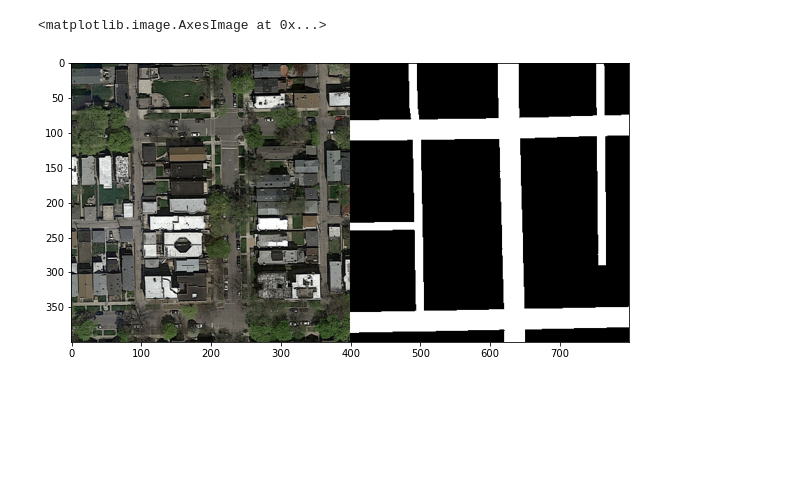
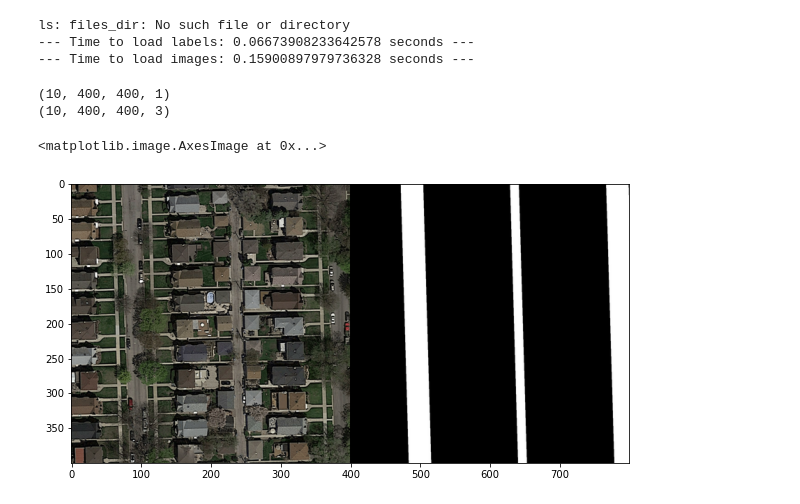
Before and after one commit to abiola123/ML_Project2_Road_Segmentation, a Jupyter notebook: Code/KerasUNet.ipynb, the cells around one changed output. Drawn from its saved outputs; the diff is of its cells as text; code cells hidden in the pictures; blank space fills up the shorter version.

```diff
--- a/Code/KerasUNet.ipynb
+++ b/Code/KerasUNet.ipynb
@@ -187,33 +225,85 @@ X_test:  (50, 608, 608, 3)
+# %%
+# Define our data (inputs and labels)
+#root_dir = "./drive/MyDrive/ML/Projet2_Road_Segmentation/Ressources/"
+root_dir = "/Users/abiola/Documents/EPFL/ML_Project2_Road_Segmentation/Ressources/"
+
+files_dir = root_dir + "training/"
+
+!ls files_dir
+
+startTime = time.time()
+with h5py.File(files_dir + 'LABELS_100.h5', 'r') as hf:
+    gt_imgs = hf['LABELS_100'][:]
+
+endTime = time.time()
+
+print("--- Time to load labels: %s seconds ---" % (time.time() - startTime))
+
+startTime = time.time()
+with h5py.File(files_dir + 'IMGS_100.h5', 'r') as hf:
+    imgs = hf['IMGS_100'][:]
+
+#endTime = time.time()
+
+print("--- Time to load images: %s seconds ---" % (time.time() - startTime))
+# %% [output]
+ls: files_dir: No such file or directory
+--- Time to load labels: 0.06673908233642578 seconds ---
+--- Time to load images: 0.15900897979736328 seconds ---
+# %%
+X_train = imgs
+Y_train = gt_imgs.reshape((len(gt_imgs),IMG_HEIGHT,IMG_WIDTH,1))
+
+
+#take only first 2 images
+X_train = X_train[:10]
+Y_train = Y_train[:10]
+
+#datagen = tf.keras.preprocessing.image.ImageDataGenerator(validation_split=0.2)
+
+#X_Y_train_flow = datagen.flow(X_train,Y_train,batch_size = 400,subset='training')
+#X_Y_validation_flow = datagen.flow(X_train,Y_train,batch_size = 100,subset='validation')
+# %%
+print(Y_train.shape)
+print(X_train.shape)
+# %% [output]
+(10, 400, 400, 1)
+(10, 400, 400, 3)
 # %%
 # Show some images to see if everything is fine
 
 PIXEL_DEPTH = 255
 
 def img_float_to_uint8(img):
     rimg = img - np.min(img)
     rimg = (rimg / np.max(rimg) * PIXEL_DEPTH).round().astype(np.uint8)
     return rimg
 
 def concatenate_images(img, gt_img):
     n_channels = len(gt_img.shape)
     w = gt_img.shape[0]
     h = gt_img.shape[1]
     if n_channels == 3:
         cimg = np.concatenate((img, gt_img), axis=1)
     else:
         gt_img_3c = np.zeros((w, h, 3), dtype=np.uint8)
         gt_img8 = img_float_to_uint8(gt_img)
         gt_img_3c[:, :, 0] = gt_img8
         gt_img_3c[:, :, 1] = gt_img8
         gt_img_3c[:, :, 2] = gt_img8
         img8 = img_float_to_uint8(img)
         cimg = np.concatenate((img8, gt_img_3c), axis=1)
     return cimg
 
+idx = random.randint(0, len(X_train)-1)
+#elem = X_test[idx]
+
+
+
 gt = Y_train.reshape((-1,400,400))
-cimg = concatenate_images(X_train[10],gt[10])
+cimg = concatenate_images(X_train[idx],gt[idx])
 fig1 = plt.figure(figsize=(10, 10))
 plt.imshow(cimg, cmap='Greys_r')
 # %% [output]
 <matplotlib.image.AxesImage at 0x...>
-[figure, old version]
+[figure, new version]
```
Also changed, not shown: parts of 14 cells of this notebook, 32 other files.
